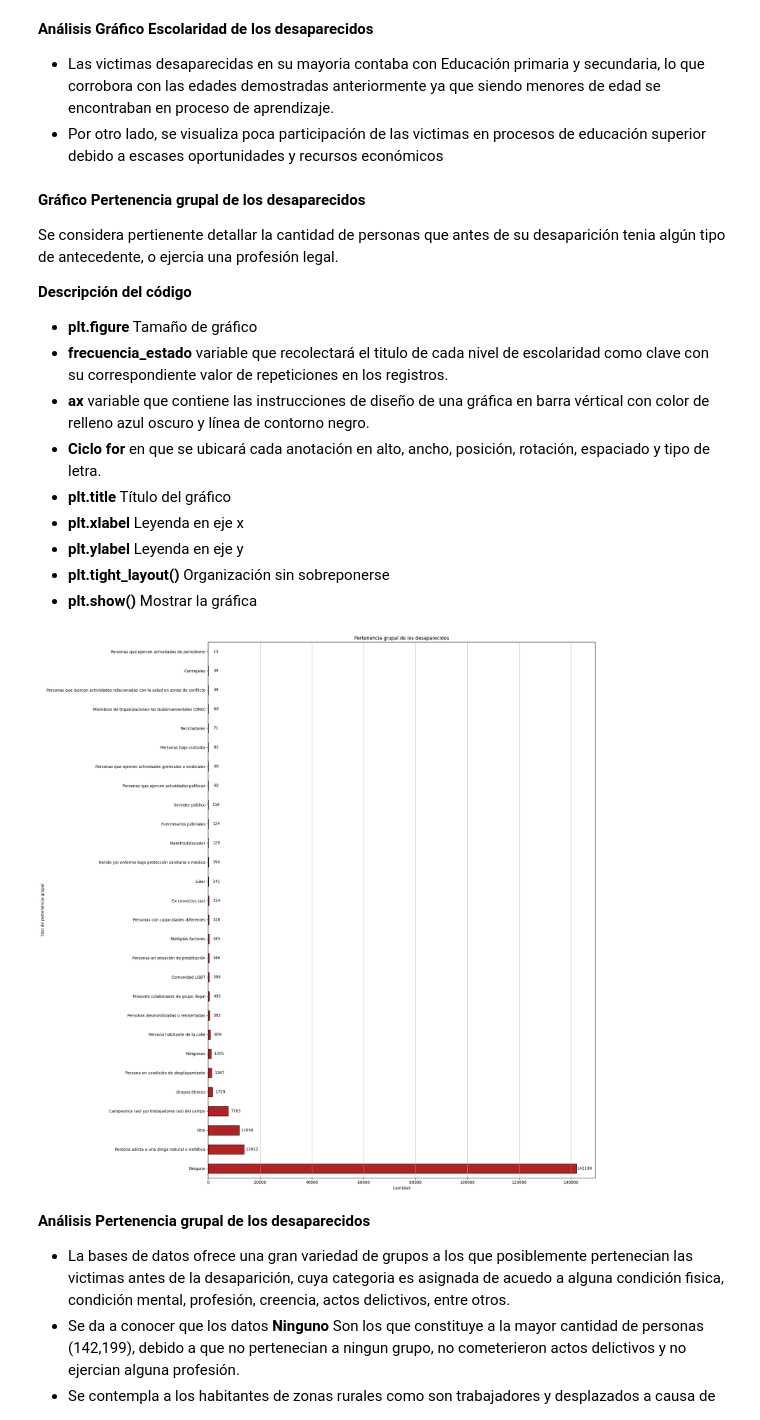
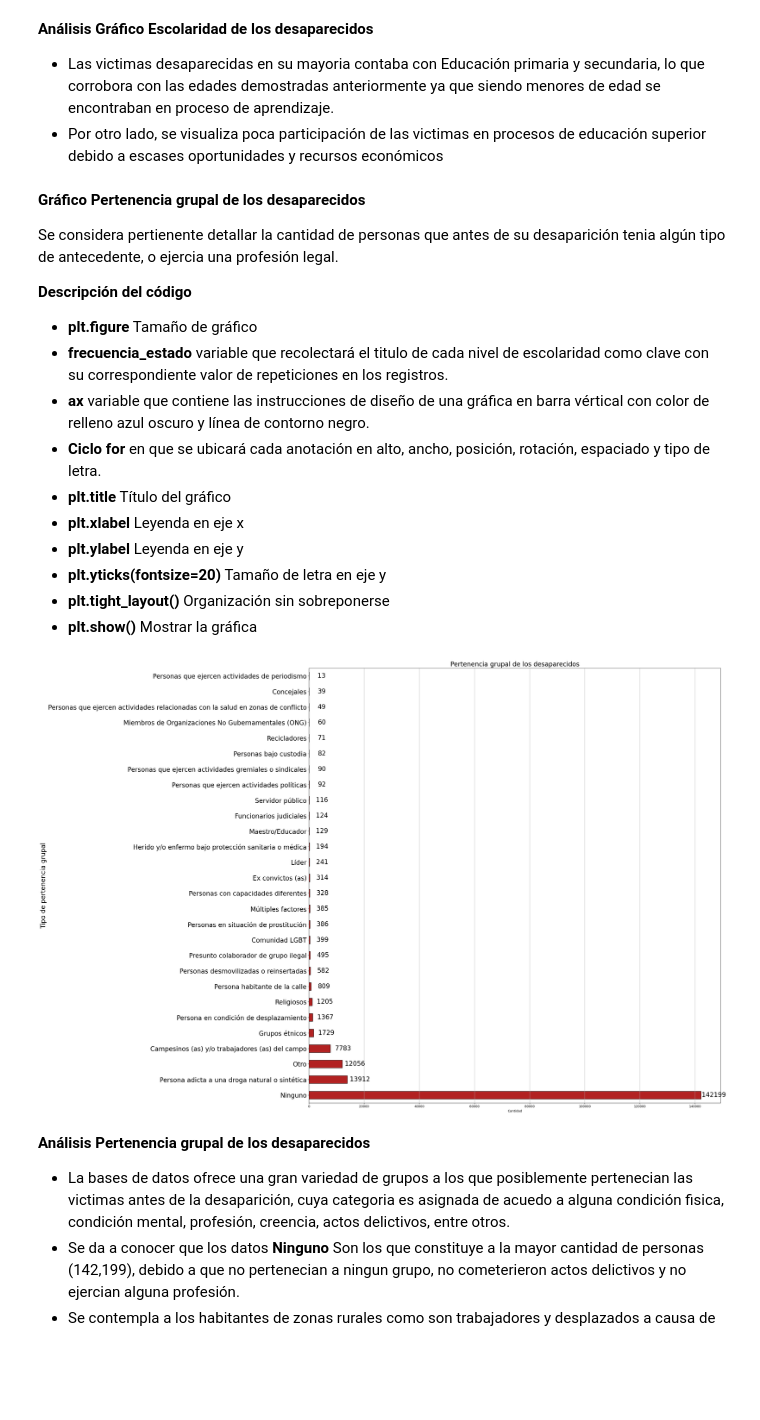
Before and after one commit to LinaBonillRincon/Analisis_Desaparecidos, a Jupyter notebook: Analisis_Desaparecidos.ipynb, the cells around one changed output. Saved outputs shown, nothing was run; the diff lists cells and outputs as text; code cells hidden in the pictures; blank space fills up the shorter version.

```diff
--- a/Analisis_Desaparecidos.ipynb
+++ b/Analisis_Desaparecidos.ipynb
@@ -658,10 +672,12 @@ plt.figure(figsize=(20, 20))
 ax=frecuencia_departamentos.plot(kind='barh', color='darkcyan', edgecolor='black',linewidth=2)
 for p in ax.patches:
     ax.annotate(f'{p.get_width()}', (p.get_width(), p.get_y() + p.get_height() / 2),
-                ha='center', va='center', xytext=(20, 0), textcoords='offset points')
+                ha='center', va='center', xytext=(25, 0), textcoords='offset points',fontsize=15)
 plt.title('Departamento donde ocurre la desaparición DANE')
-plt.xlabel('Cantidad')
-plt.ylabel('Departamentos')
+plt.xlabel('Cantidad',fontsize=20)
+plt.ylabel('Departamentos',fontsize=20)
+plt.xticks(fontsize=15)
+plt.yticks(fontsize=15)
 plt.grid(axis='x')
 plt.tight_layout()
 plt.show()
@@ -808,9 +825,10 @@ ax = frecuencia_sexo.plot(kind='bar', color='gold', edgecolor='black')
 
 for p in ax.patches:
     ax.annotate(f'{p.get_height()}', (p.get_x() + p.get_width() / 2., p.get_height()),
-                    ha='center', va='center', xytext=(0, 10), textcoords='offset points')
+                    ha='center', va='center', xytext=(0, 10), textcoords='offset points',fontsize=20)
 plt.title('Frecuencia de Sexo del desaparecid@')
 plt.xlabel('Sexo')
+plt.xticks(fontsize=20)
 plt.ylabel('Cantidad')
 plt.tight_layout()
 plt.show()
@@ -847,10 +867,12 @@ plt.figure(figsize=(18, 20))
 ax=frecuencia_edad.plot(kind='barh', color='orangered', edgecolor='black')
 for p in ax.patches:
     ax.annotate(f'{p.get_width()}', (p.get_width(), p.get_y() + p.get_height() / 2),
-                ha='center', va='center', xytext=(15, 0), textcoords='offset points')
-plt.title('Edades más repetidos')
+                ha='center', va='center', xytext=(25, 0), textcoords='offset points', fontsize=15)
+plt.title('Edades más repetidos',fontsize=20)
 plt.xlabel('Cantidad')
 plt.ylabel('Edad')
+plt.xticks(fontsize=15)
+plt.yticks(fontsize=15)
 plt.grid(axis='x')
 plt.tight_layout()
 plt.show()
@@ -1008,11 +1031,12 @@ frecuencia_estado = desaparecidos_df_copia['Estado_civil'].value_counts()
 ax = frecuencia_estado.plot(kind='bar', color='olive', edgecolor='black')
 for p in ax.patches:
     ax.annotate(f'{p.get_height()}', (p.get_x() + p.get_width() / 2., p.get_height()),
-                    ha='center', va='center', xytext=(0, 10), textcoords='offset points')
+                    ha='center', va='center', xytext=(0, 10), textcoords='offset points', fontsize=20)
 
-plt.title('Estado civil de los desaparecid@')
+plt.title('Estado civil de los desaparecid@',fontsize=20)
 plt.xlabel('Estados Civiles')
 plt.ylabel('Cantidad')
+plt.xticks(fontsize=15)
 plt.tight_layout()
 plt.show()
 # %% [output]
@@ -1074,23 +1098,25 @@ Se considera pertienente detallar la cantidad de personas que antes de su desapa
 - **plt.title** Título del gráfico
 - **plt.xlabel** Leyenda en eje x
 - **plt.ylabel** Leyenda en eje y
+- **plt.yticks(fontsize=20)** Tamaño de letra en eje y
 - **plt.tight_layout()** Organización sin sobreponerse
 - **plt.show()** Mostrar la gráfica
 # %%
 frecuencia_pertenencia = desaparecidos_df_copia['Pertenencia_grupal'].value_counts()
-plt.figure(figsize=(20, 20))
+plt.figure(figsize=(30, 20))
 ax=frecuencia_pertenencia .plot(kind='barh', color='firebrick', edgecolor='black')
 for p in ax.patches:
     ax.annotate(f'{p.get_width()}', (p.get_width(), p.get_y() + p.get_height() / 2),
-                ha='center', va='center', xytext=(20, 0), textcoords='offset points')
-plt.title('Pertenencia grupal de los desaparecidos')
+                ha='center', va='center', xytext=(40, 0), textcoords='offset points',fontsize=20)
+plt.title('Pertenencia grupal de los desaparecidos',fontsize=20)
 plt.xlabel('Cantidad')
-plt.ylabel('Tipo de pertenencia grupal')
+plt.ylabel('Tipo de pertenencia grupal',fontsize=20)
+plt.yticks(fontsize=20)
 plt.grid(axis='x')
 plt.tight_layout()
 plt.show()
 # %% [output]
-[figure, old version]
+[figure, new version]
 # %% [markdown]
 **Análisis Pertenencia grupal de los desaparecidos**
 
```
Also changed, not shown: parts of 21 cells of this notebook.
